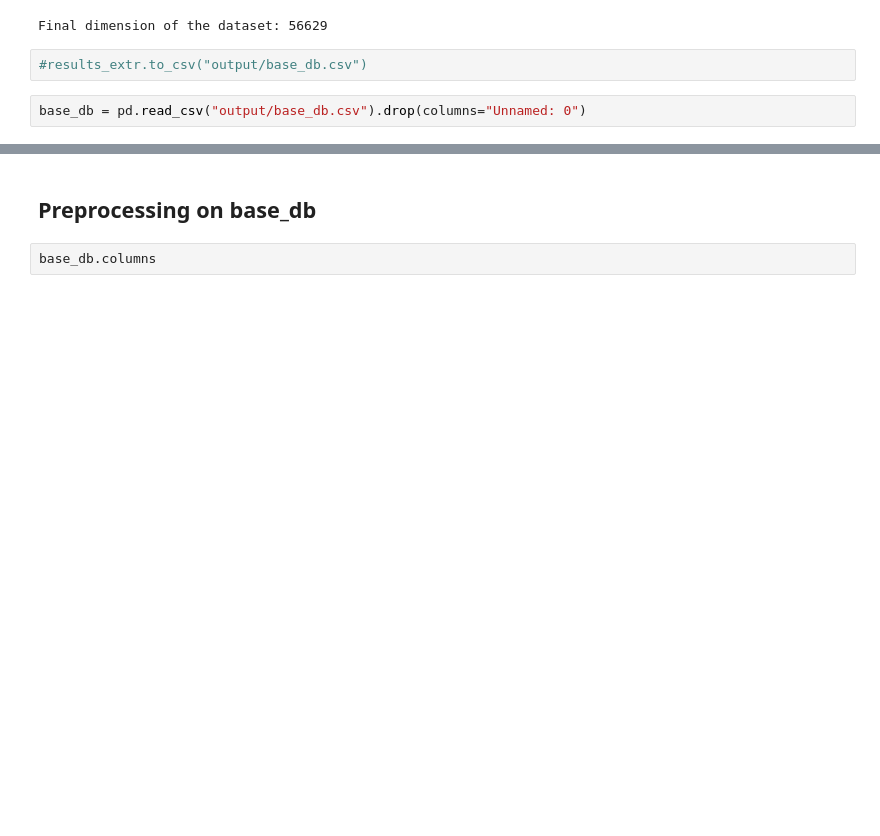
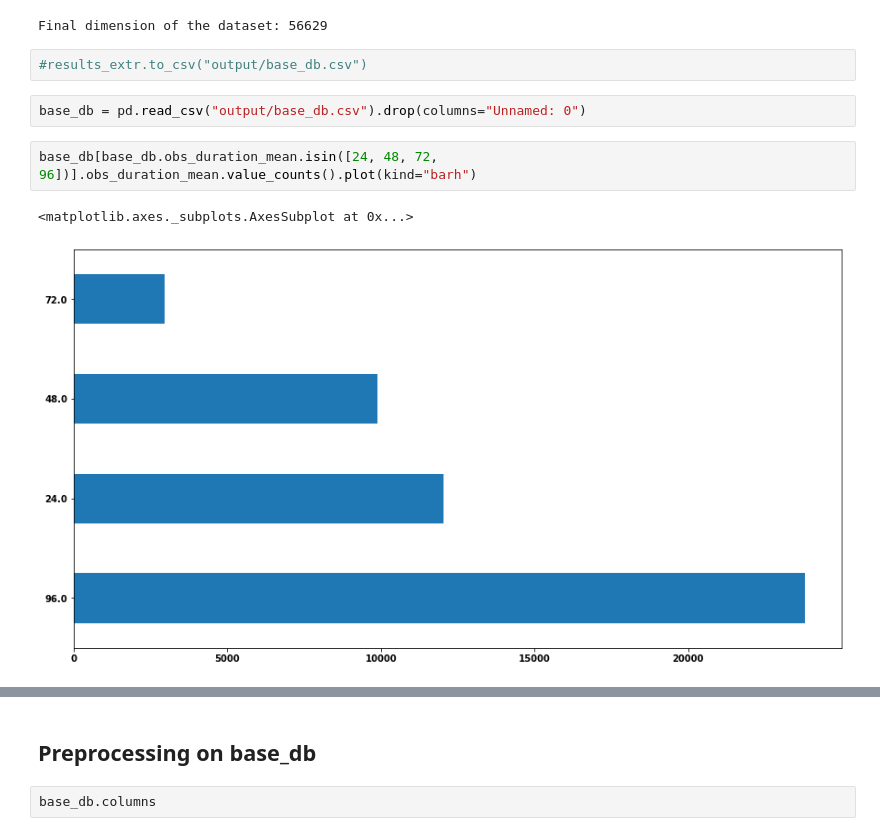
Before and after one commit to manuleo/ML_Toxicology_Testing, a Jupyter notebook: data_analysis.ipynb, the cells around one changed output, grey strips where cells are left out. Drawn from its saved outputs; the diff is of its cells as text; blank space fills up the shorter version.

```diff
--- a/data_analysis.ipynb
+++ b/data_analysis.ipynb
@@ -1418,3 +1417,8 @@ Final dimension of the dataset: 56629
 #results_extr.to_csv("output/base_db.csv")
 # %%
 base_db = pd.read_csv("output/base_db.csv").drop(columns="Unnamed: 0")
+# %%
+base_db[base_db.obs_duration_mean.isin([24, 48, 72, 96])].obs_duration_mean.value_counts().plot(kind="barh")
+# %% [output]
+<matplotlib.axes._subplots.AxesSubplot at 0x...>
+[figure, added]
```
Also changed, not shown: parts of 21 cells of this notebook, 3 other files.
